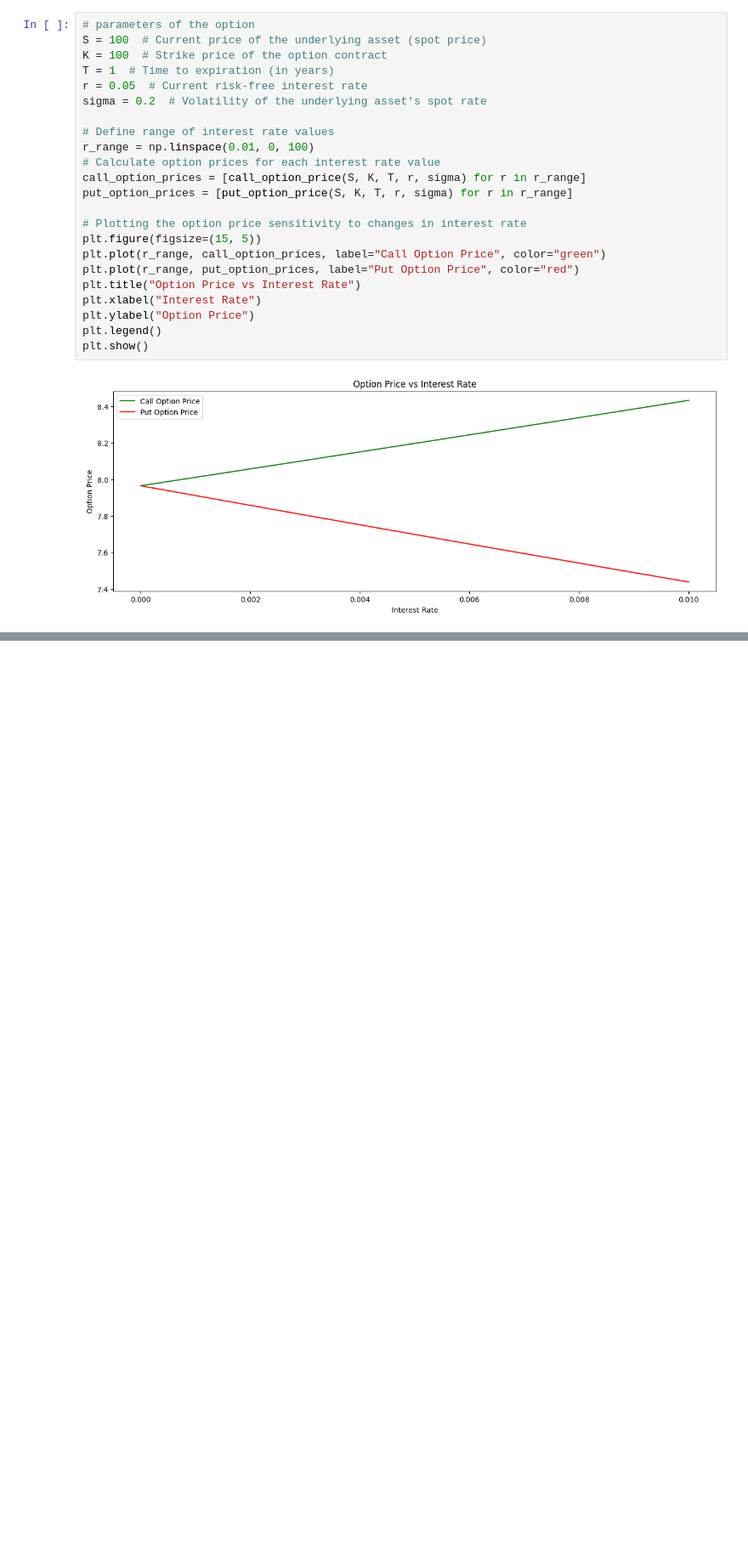
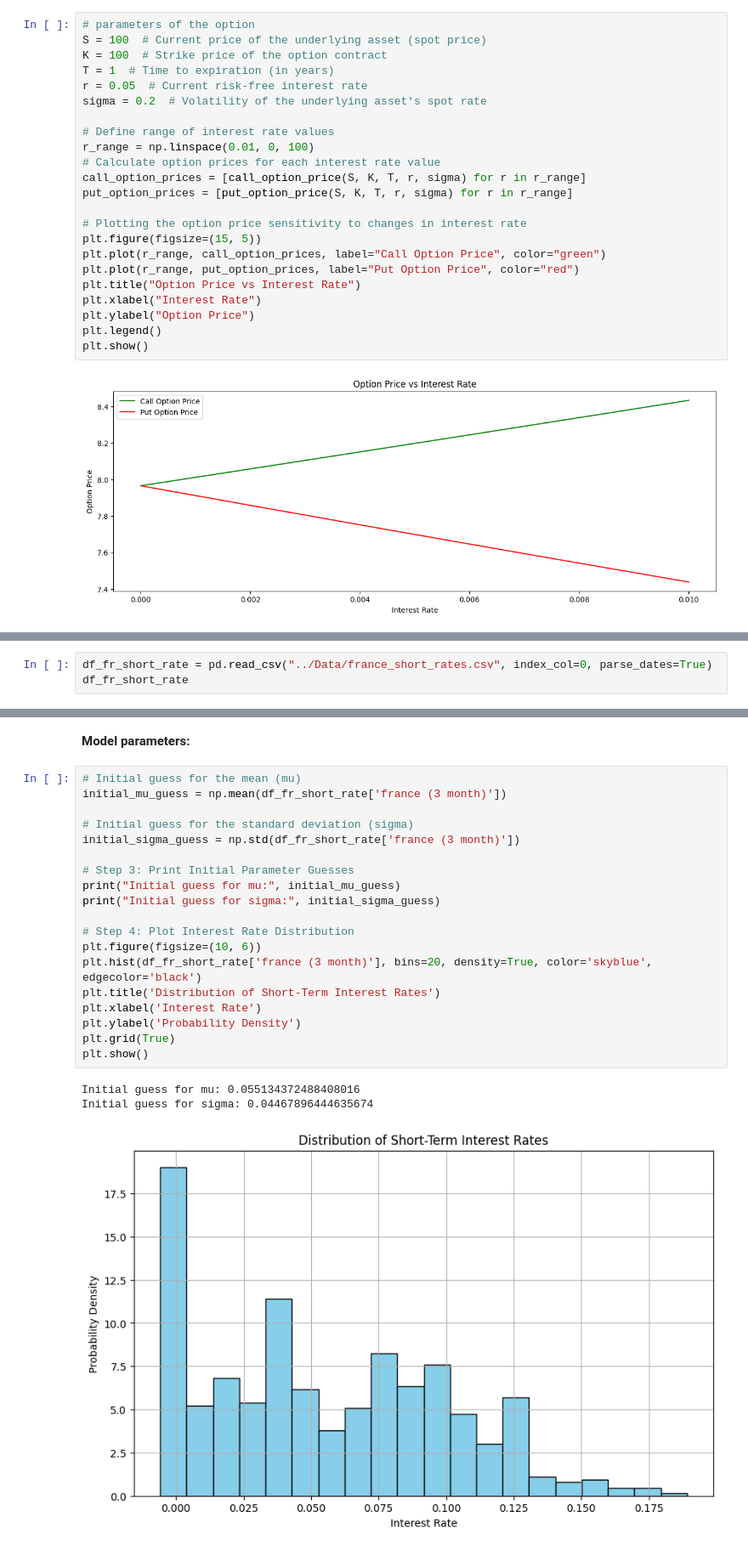
Before and after one commit to MathQuantLab/interest-rates-modelling, a Jupyter notebook: Lognormal_spot_rate_model/Lognormal_spot_rate_model.ipynb, the cells around one changed output, grey strips where cells are left out. Shown: that part at 85% size. Drawn from its saved outputs; the diff is of its cells as text; blank space fills up the shorter version.

Commit message:
Log-normal spot rate model calibration: data collection and model parameters

```diff
--- a/Lognormal_spot_rate_model/Lognormal_spot_rate_model.ipynb
+++ b/Lognormal_spot_rate_model/Lognormal_spot_rate_model.ipynb
@@ -164,0 +172,3 @@ plt.show()
+# %%
+df_fr_short_rate = pd.read_csv("../Data/france_short_rates.csv", index_col=0, parse_dates=True)
+df_fr_short_rate
@@ -164,0 +189,25 @@ plt.show()
+# %% [markdown]
+**Model parameters:**
+# %%
+# Initial guess for the mean (mu)
+initial_mu_guess = np.mean(df_fr_short_rate['france (3 month)'])
+
+# Initial guess for the standard deviation (sigma)
+initial_sigma_guess = np.std(df_fr_short_rate['france (3 month)'])
+
+# Step 3: Print Initial Parameter Guesses
+print("Initial guess for mu:", initial_mu_guess)
+print("Initial guess for sigma:", initial_sigma_guess)
+
+# Step 4: Plot Interest Rate Distribution
+plt.figure(figsize=(10, 6))
+plt.hist(df_fr_short_rate['france (3 month)'], bins=20, density=True, color='skyblue', edgecolor='black')
+plt.title('Distribution of Short-Term Interest Rates')
+plt.xlabel('Interest Rate')
+plt.ylabel('Probability Density')
+plt.grid(True)
+plt.show()
+# %% [output]
+Initial guess for mu: 0.055134372488408016
+Initial guess for sigma: 0.04467896444635674
+[figure, added]
```
Also changed, not shown: parts of 5 cells of this notebook.
